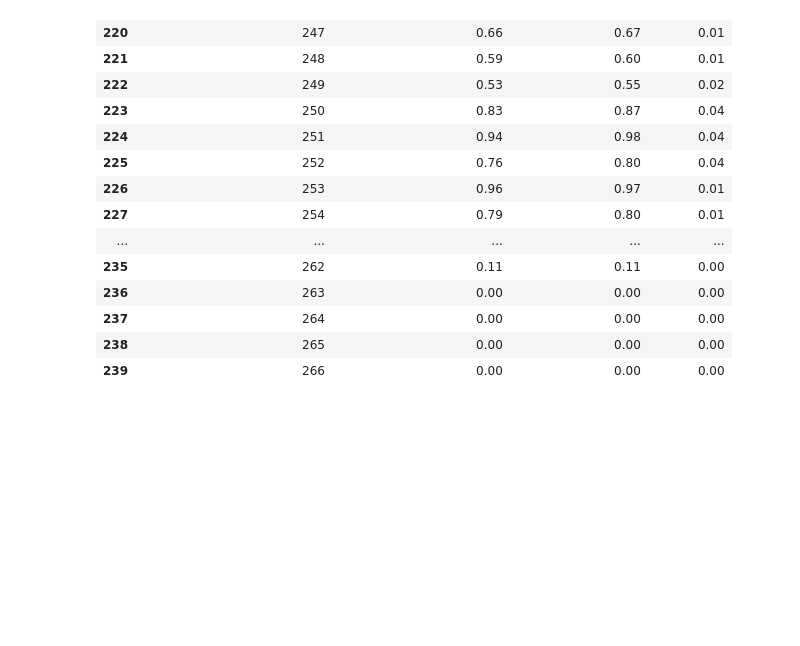
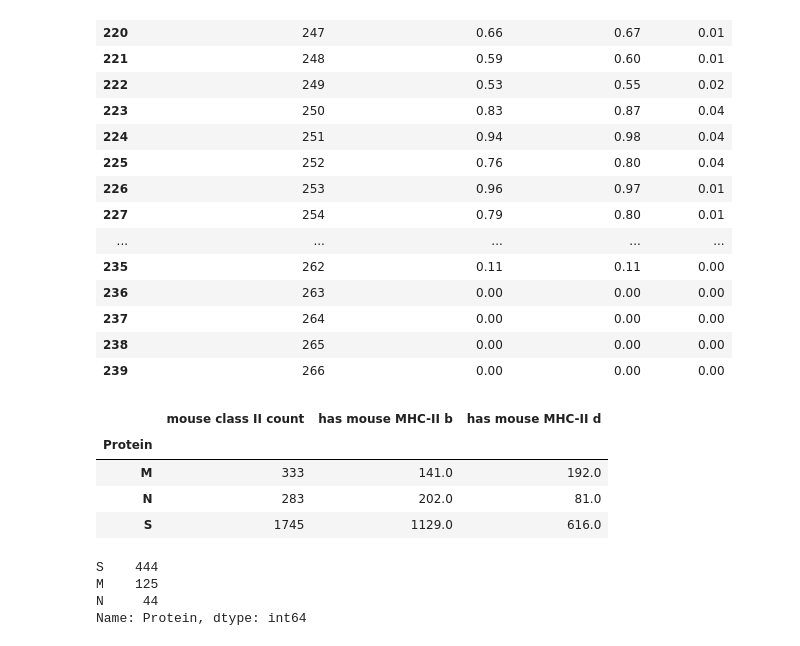
Before and after one commit to pirl-unc/Landscape-and-Selection-of-Vaccine-Epitopes-in-SARS-CoV-2, a Jupyter notebook: vaccine-peptides/Select vaccine peptides.ipynb, the cells around one changed output. Saved outputs shown, nothing was run; the diff lists cells and outputs as text; code cells hidden in the pictures; blank space fills up the shorter version.

```diff
--- a/vaccine-peptides/Select vaccine peptides.ipynb
+++ b/vaccine-peptides/Select vaccine peptides.ipynb
@@ -391,3 +391,6 @@ df_concat_annot[df_concat_annot.longest_contiguous_accessible_region_in_spike >
 | 627 | QLTPTWRVYSTGSNVFQTRAGCLIGAE | S | 628 | 654 | RVYSTGSNVF,VYSTGSNVF | HLA-A*24:02 | 0.170254 | ... |
 | 628 | LTPTWRVYSTGSNVFQTRAGCLIGAEH | S | 629 | 655 | RVYSTGSNVF,VYSTGSNVF | HLA-A*24:02 | 0.170254 | ... |
 52 rows × 45 columns
+# %%
+df_concat_annot_bcell = annotate_overlapping_bcell_epitopes(df_concat_annot, bcell_epitopes);
+df_concat_annot_bcell.columns
@@ -930,3 +1093,18 @@ df_accessibility.iloc[218:240]
 | 237 | 264 | 0.00 | 0.00 | 0.00 |
 | 238 | 265 | 0.00 | 0.00 | 0.00 |
 | 239 | 266 | 0.00 | 0.00 | 0.00 |
+# %%
+df_concat_annot_bcell.groupby("Protein")[["mouse class II count", "has mouse MHC-II b", "has mouse MHC-II d"]].sum()
+# %% [output]
+|  | mouse class II count | has mouse MHC-II b | has mouse MHC-II d |
+| Protein |  |  |  |
+| M | 333 | 141.0 | 192.0 |
+| N | 283 | 202.0 | 81.0 |
+| S | 1745 | 1129.0 | 616.0 |
+# %%
+df_concat_annot_bcell[df_concat_annot_bcell["mouse class II count"] > 1].Protein.value_counts()
+# %% [output]
+S    444
+M    125
+N     44
+Name: Protein, dtype: int64
```
Also changed, not shown: parts of 10 cells of this notebook, 47 other files.
